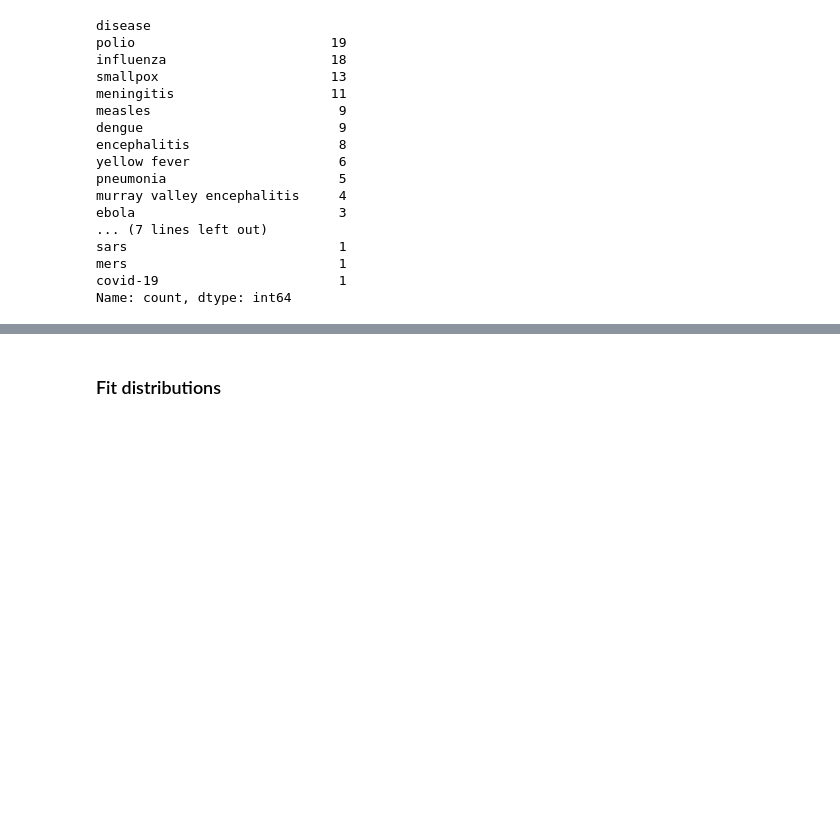
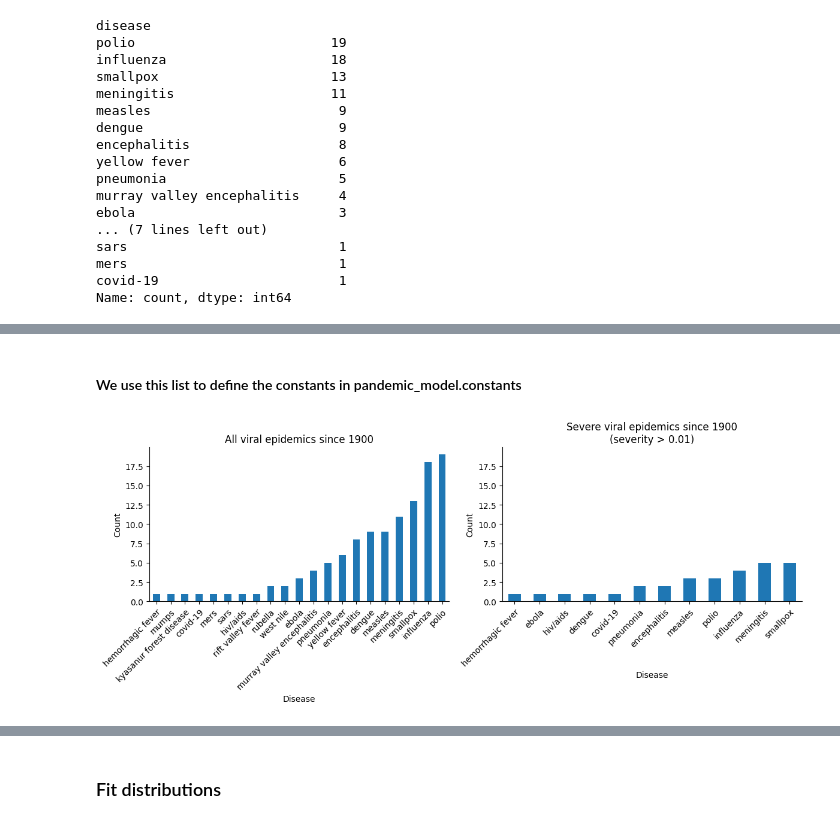
Before and after one commit to DevInnovationLab/pandemic_model_public, a Jupyter notebook: python/notebooks/22 systematic_change_analysis.ipynb, the cells around one changed output, grey strips where cells are left out. Drawn from its saved outputs; the diff is of its cells as text; code cells hidden in the pictures; blank space fills up the shorter version.

```diff
--- a/python/notebooks/22 systematic_change_analysis.ipynb
+++ b/python/notebooks/22 systematic_change_analysis.ipynb
@@ -58,0 +72,49 @@ non_resp_novel = ['ebola', 'west nile', 'kyasanur forest disease', 'hemorrhagic
+# %% [markdown]
+#### We use this list to define the constants in pandemic_model.constants
+# %%
+def plot_epidemic_comparison(df, title_prefix, severity_threshold=0.01):
+    """
+    Create side-by-side bar plots comparing all epidemics vs severe epidemics.
+
+    Args:
+        df: DataFrame containing epidemic data
+        title_prefix: String to prefix plot titles with
+        severity_threshold: Threshold for what constitutes a "severe" epidemic
+    """
+    fig, (ax1, ax2) = plt.subplots(1, 2, figsize=(12, 5))
+
+    # Plot all epidemics
+    df['disease'] \
+        .value_counts() \
+        .sort_values(ascending=True) \
+        .plot(kind='bar', title=f'All {title_prefix} epidemics since 1900', ax=ax1)
+
+    ax1.tick_params(axis='x', rotation=45, labelrotation=45)
+    ax1.set_xticklabels(ax1.get_xticklabels(), ha='right', rotation_mode='anchor')
+    ax1.set_xlabel('Disease')
+    ax1.set_ylabel('Count')
+    ax1.spines[['top', 'right']].set_visible(False)
+
+    # Plot severe epidemics
+    severe = df[df['severity'] > severity_threshold]
+    severe['disease'] \
+        .value_counts() \
+        .sort_values(ascending=True) \
+        .plot(kind='bar', title=f'Severe {title_prefix} epidemics since 1900\n(severity > {severity_threshold})', ax=ax2)
+
+    ax2.tick_params(axis='x', rotation=45, labelrotation=45)
+    ax2.set_xticklabels(ax2.get_xticklabels(), ha='right', rotation_mode='anchor')
+    ax2.set_xlabel('Disease')
+    ax2.set_ylabel('Count')
+    ax2.spines[['top', 'right']].set_visible(False)
+
+    # Set same y-axis limits for both plots
+    y_max = max(ax1.get_ylim()[1], ax2.get_ylim()[1])
+    ax1.set_ylim(0, y_max)
+    ax2.set_ylim(0, y_max)
+
+    plt.tight_layout()
+# %%
+plot_epidemic_comparison(modern_viral_ds, 'viral')
+# %% [output]
+[figure, added]
```
Also changed, not shown: parts of 14 cells of this notebook, 11 other files.
